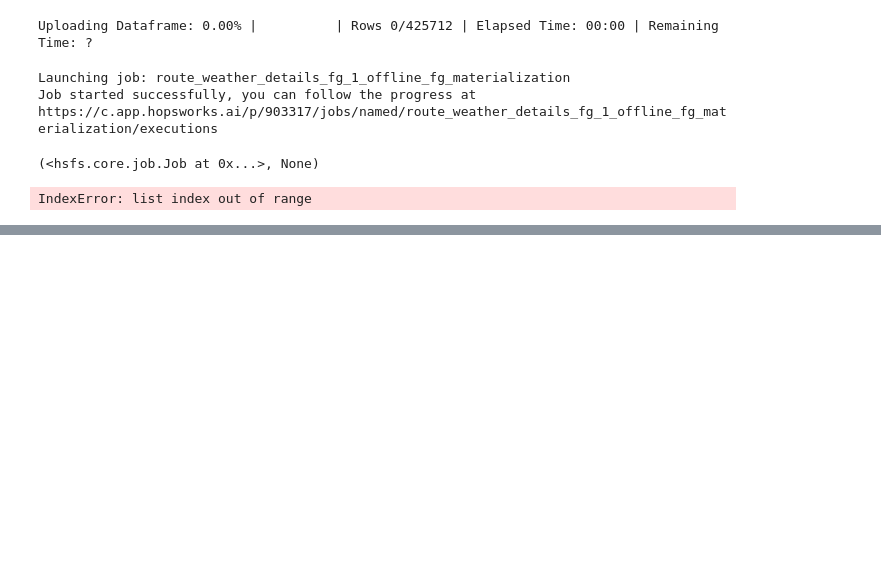
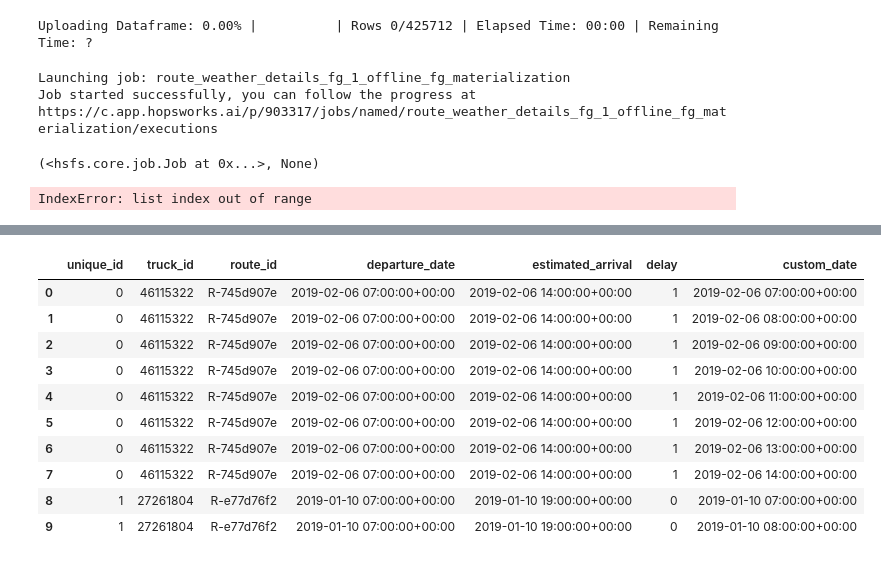
Before and after one commit to harshp777/Predictive-Truck-Delay-Management-in-Logistics, a Jupyter notebook: Data-preprocessing.ipynb, the cells around one changed output, grey strips where cells are left out. Drawn from its saved outputs; the diff is of its cells as text; code cells hidden in the pictures; blank space fills up the shorter version.

```diff
--- a/Data-preprocessing.ipynb
+++ b/Data-preprocessing.ipynb
@@ -1237,0 +1271,4 @@ IndexError: list index out of range
+# %%
+schedule_df_fg = fs.get_feature_group('truck_schedule_details_fg', version=1)
+query = schedule_df_fg.select_all()
+schedule_df=query.read()
@@ -1237,0 +1576,2 @@ IndexError: list index out of range
+# %%
+schedule_df.insert(0,'unique_id',np.arange(len(schedule_df)))
@@ -1237,0 +1863,9 @@ IndexError: list index out of range
+# %%
+# Create a copy of the schedule DataFrame for manipulation
+nearest_hour_schedule_df = schedule_df.copy()
+
+# Round 'estimated_arrival' times to the nearest hour
+nearest_hour_schedule_df['estimated_arrival'] = nearest_hour_schedule_df['estimated_arrival'].dt.round("H")
+
+# Round 'departure_date' times to the nearest hour
+nearest_hour_schedule_df['departure_date'] = nearest_hour_schedule_df['departure_date'].dt.round("H")
@@ -1237,0 +1876,5 @@ IndexError: list index out of range
+# %%
+hourly_exploded_scheduled_df=(nearest_hour_schedule_df.assign(custom_date = [pd.date_range(start, end, freq='H')  # Create custom date ranges
+                      for start, end
+                      in zip(nearest_hour_schedule_df['departure_date'], nearest_hour_schedule_df['estimated_arrival'])])  # Using departure and estimated arrival times
+                      .explode('custom_date', ignore_index = True))  # Explode the DataFrame based on the custom date range
@@ -1237,0 +1883,14 @@ IndexError: list index out of range
+# %%
+hourly_exploded_scheduled_df.head(10)
+# %% [output]
+|  | unique_id | truck_id | route_id | departure_date | estimated_arrival | delay | custom_date |
+| 0 | 0 | 46115322 | R-745d907e | 2019-02-06 07:00:00+00:00 | 2019-02-06 14:00:00+00:00 | 1 | 2019-02-06 07:00:00+00:00 |
+| 1 | 0 | 46115322 | R-745d907e | 2019-02-06 07:00:00+00:00 | 2019-02-06 14:00:00+00:00 | 1 | 2019-02-06 08:00:00+00:00 |
+| 2 | 0 | 46115322 | R-745d907e | 2019-02-06 07:00:00+00:00 | 2019-02-06 14:00:00+00:00 | 1 | 2019-02-06 09:00:00+00:00 |
+| 3 | 0 | 46115322 | R-745d907e | 2019-02-06 07:00:00+00:00 | 2019-02-06 14:00:00+00:00 | 1 | 2019-02-06 10:00:00+00:00 |
+| 4 | 0 | 46115322 | R-745d907e | 2019-02-06 07:00:00+00:00 | 2019-02-06 14:00:00+00:00 | 1 | 2019-02-06 11:00:00+00:00 |
+| 5 | 0 | 46115322 | R-745d907e | 2019-02-06 07:00:00+00:00 | 2019-02-06 14:00:00+00:00 | 1 | 2019-02-06 12:00:00+00:00 |
+| 6 | 0 | 46115322 | R-745d907e | 2019-02-06 07:00:00+00:00 | 2019-02-06 14:00:00+00:00 | 1 | 2019-02-06 13:00:00+00:00 |
+| 7 | 0 | 46115322 | R-745d907e | 2019-02-06 07:00:00+00:00 | 2019-02-06 14:00:00+00:00 | 1 | 2019-02-06 14:00:00+00:00 |
+| 8 | 1 | 27261804 | R-e77d76f2 | 2019-01-10 07:00:00+00:00 | 2019-01-10 19:00:00+00:00 | 0 | 2019-01-10 07:00:00+00:00 |
+| 9 | 1 | 27261804 | R-e77d76f2 | 2019-01-10 07:00:00+00:00 | 2019-01-10 19:00:00+00:00 | 0 | 2019-01-10 08:00:00+00:00 |
```
Also changed, not shown: parts of 105 cells of this notebook.
